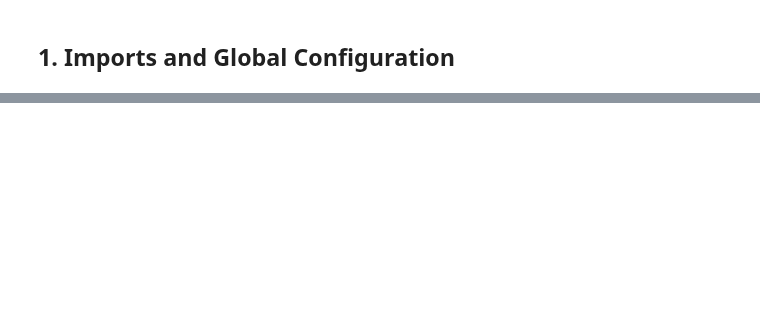
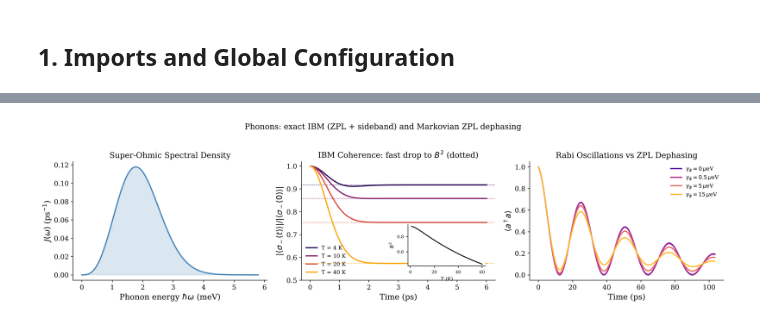
Before and after one commit to SharonXal/Open-Quantum-Dynamics-Simulation, a Jupyter notebook: open_JC_model_lindblad.ipynb, the cells around one changed output, grey strips where cells are left out. Cells and saved outputs as stored; diff of their text form; code cells hidden in the pictures; blank space fills up the shorter version.

```diff
--- a/open_JC_model_lindblad.ipynb
+++ b/open_JC_model_lindblad.ipynb
@@ -1326,0 +432,93 @@ Extensions of this model include:
+# %%
+# ════════════════════════════════════════════════════════════
+#  SECTION 6: Independent boson model (exact) + ZPL dephasing
+# ════════════════════════════════════════════════════════════
+HBAR_meVps = 0.6582          # meV·ps
+alpha_p    = 0.027           # ps^2       (deformation-potential coupling, InGaAs)
+omega_cut  = 2.2             # ps^-1      (cutoff; ħω_c ≈ 1.45 meV)
+k_B        = 0.08617 / HBAR_meVps   # ps^-1 per K
+
+def J_phonon(w):
+    """Super-Ohmic spectral density J(ω) = α ω³ exp(−ω²/ω_c²)   [ps^-1]"""
+    return alpha_p * w**3 * np.exp(-(w / omega_cut)**2)
+
+def _coth(x):
+    return 1.0 / np.tanh(x)
+
+def phonon_phase(t, T):
+    """Exponent φ(t) of the IBM coherence  <σ−(t)> ∝ exp(−φ(t)),  t in ps, T in K."""
+    f_re = lambda w: J_phonon(w) / w**2 * _coth(w / (2 * k_B * T)) * (1 - np.cos(w * t))
+    f_im = lambda w: J_phonon(w) / w**2 * np.sin(w * t)
+    re = integrate.quad(f_re, 1e-8, 8 * omega_cut, limit=400)[0]
+    im = integrate.quad(f_im, 1e-8, 8 * omega_cut, limit=400)[0]
+    return re + 1j * im
+
+def B_squared(T):
+    """ZPL weight (Debye–Waller factor) B² = exp(−∫ J/ω² coth(ω/2k_BT) dω)."""
+    integrand = lambda w: J_phonon(w) / w**2 * _coth(w / (2 * k_B * T))
+    return np.exp(-integrate.quad(integrand, 1e-8, 8 * omega_cut, limit=400)[0])
+
+T_list  = [4, 10, 20, 40]
+t_ph    = np.linspace(0, 6, 121)                            # ps
+coh_ph  = {T: np.array([abs(np.exp(-phonon_phase(t, T))) for t in t_ph]) for T in T_list}
+T_arr   = np.linspace(1, 60, 60)
+B2_arr  = np.array([B_squared(T) for T in T_arr])
+
+for T in T_list:
+    print(f"T = {T:2d} K:  B² (ZPL fraction) = {B_squared(T):.3f};  |coherence| at 1 ps = {coh_ph[T][20]:.3f}, "
+          f"at 6 ps = {coh_ph[T][-1]:.3f}")
+print(f"T → 0  :  B² = exp(−αω_c²/2) = {np.exp(-alpha_p*omega_cut**2/2):.3f}")
+
+# ── Lindblad ZPL dephasing: effect on vacuum Rabi oscillations ──
+deph_vals   = [0.0, gamma_phi_ZPL, 5.0, 15.0]            # μeV
+tlist2      = np.linspace(0, 4 * np.pi / g, 400)
+rabi_deph   = {}
+for gph in deph_vals:
+    rabi_deph[gph] = np.array(mesolve(H_JC, rho0, tlist2, c_ops=make_collapse_ops(gam_phi=gph),
+                                      e_ops=[n_cav_op]).expect[0])
+
+fig, axes = plt.subplots(1, 3, figsize=(16, 4.2))
+
+ax = axes[0]
+w_arr = np.linspace(0, 4 * omega_cut, 400)
+ax.plot(w_arr * HBAR_meVps, J_phonon(w_arr), "steelblue", lw=2)
+ax.fill_between(w_arr * HBAR_meVps, J_phonon(w_arr), alpha=0.2, color="steelblue")
+ax.set_xlabel(r"Phonon energy $\hbar\omega$ (meV)")
+ax.set_ylabel(r"$J(\omega)$ (ps$^{-1}$)")
+ax.set_title("Super-Ohmic Spectral Density")
+
+ax = axes[1]
+cols = plt.cm.inferno(np.linspace(0.15, 0.8, len(T_list)))
+for T, col in zip(T_list, cols):
+    ax.plot(t_ph, coh_ph[T], lw=2, color=col, label=f"T = {T} K")
+    ax.axhline(B_squared(T), color=col, ls=":", lw=1)
+ax.set_xlabel("Time (ps)")
+ax.set_ylabel(r"$|\langle\sigma_-(t)\rangle| / |\langle\sigma_-(0)\rangle|$")
+ax.set_title("IBM Coherence: fast drop to $B^2$ (dotted)")
+ax.set_ylim(0.5, 1.02)
+ax.legend(frameon=False, fontsize=9)
+ax_in = ax.inset_axes([0.55, 0.12, 0.4, 0.35])
+ax_in.plot(T_arr, B2_arr, "k-", lw=1.5)
+ax_in.set_xlabel("T (K)", fontsize=8); ax_in.set_ylabel(r"$B^2$", fontsize=8)
+ax_in.tick_params(labelsize=7)
+
+ax = axes[2]
+cols = plt.cm.plasma(np.linspace(0.15, 0.85, len(deph_vals)))
+for gph, col in zip(deph_vals, cols):
+    ax.plot(tlist2 * HBAR_PS, rabi_deph[gph], lw=2, color=col,
+            label=rf"$\gamma_\phi = {gph:g}\,\mu$eV")
+ax.set_xlabel("Time (ps)")
+ax.set_ylabel(r"$\langle a^\dagger a \rangle$")
+ax.set_title("Rabi Oscillations vs ZPL Dephasing")
+ax.legend(frameon=False, fontsize=9)
+
+fig.suptitle("Phonons: exact IBM (ZPL + sideband) and Markovian ZPL dephasing", fontsize=13, y=1.02)
+plt.tight_layout()
+plt.savefig("fig3_phonon_dephasing.pdf", bbox_inches="tight")
+plt.show()
+
+# Contrast of the last oscillation (minimum of ⟨n⟩ near t = 3.5 T_R)
+i_min = np.argmin(np.abs(tlist2 - 3.5*np.pi/g))
+for gph in deph_vals:
+    print(f"γφ = {gph:4.1f} μeV:  ⟨n⟩ at t = 3.5 T_R (should be a minimum) = {rabi_deph[gph][i_min]:.3f}")
+# %% [output]
@@ -1326,0 +530 @@ Extensions of this model include:
+[figure, added]
```
Also changed, not shown: parts of 62 cells of this notebook.
